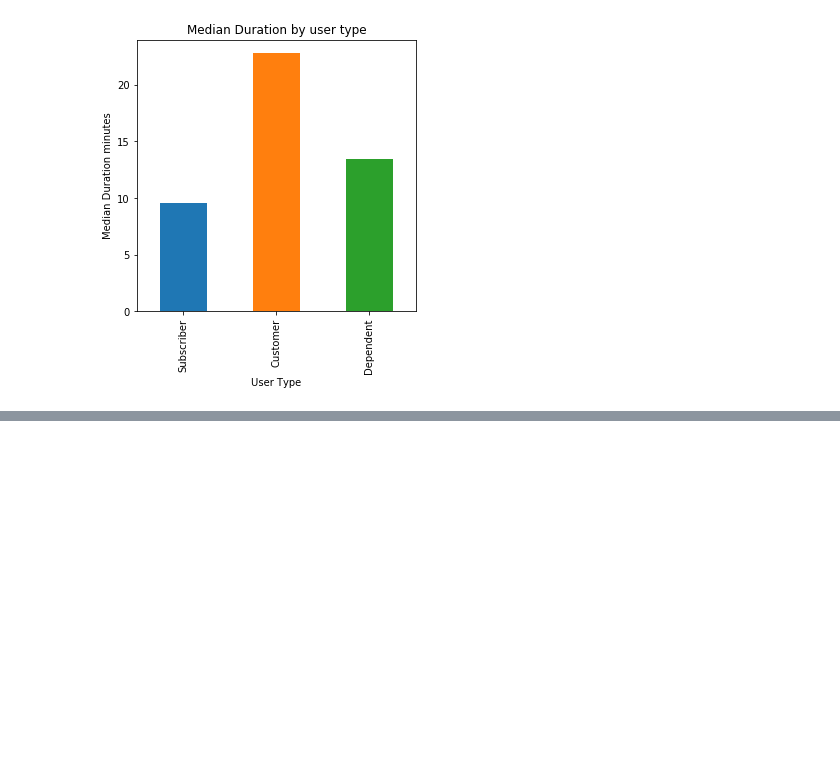
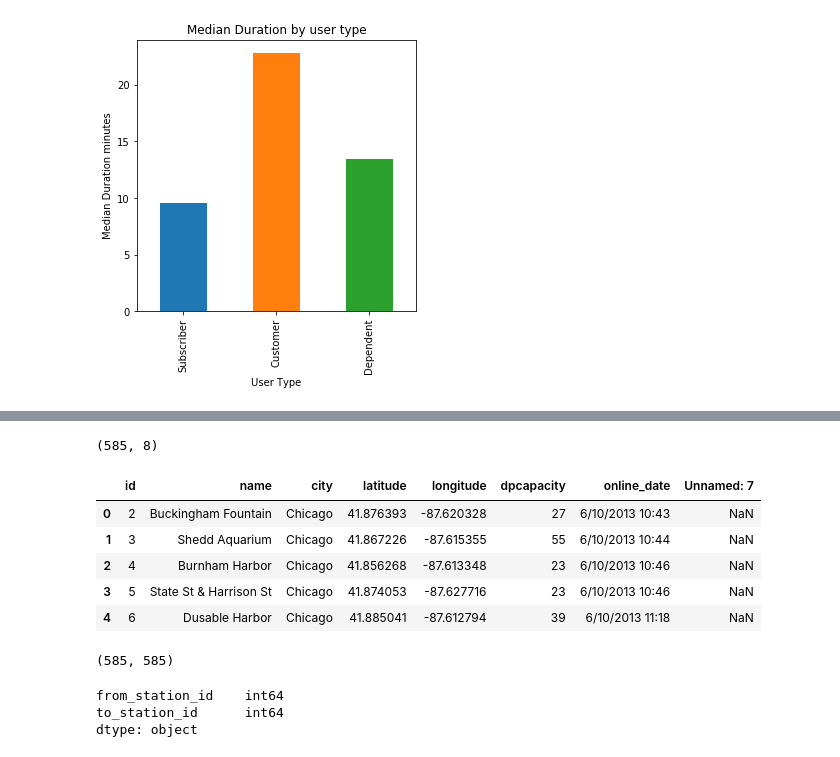
Before and after one commit to yshinomiya1q85/ys, a Jupyter notebook: capstone DS.ipynb, the cells around one changed output, grey strips where cells are left out. Drawn from its saved outputs; the diff is of its cells as text; code cells hidden in the pictures; blank space fills up the shorter version.

```diff
--- a/capstone DS.ipynb
+++ b/capstone DS.ipynb
@@ -150,0 +133,11 @@ array([ nan])
+# %%
+print(df_stationQ3Q4.shape)
+df_stationQ3Q4.head()
+# %% [output]
+(585, 8)
+|  | id | name | city | latitude | longitude | dpcapacity | online_date | Unnamed: 7 |
+| 0 | 2 | Buckingham Fountain | Chicago | 41.876393 | -87.620328 | 27 | 6/10/2013 10:43 | NaN |
+| 1 | 3 | Shedd Aquarium | Chicago | 41.867226 | -87.615355 | 55 | 6/10/2013 10:44 | NaN |
+| 2 | 4 | Burnham Harbor | Chicago | 41.856268 | -87.613348 | 23 | 6/10/2013 10:46 | NaN |
+| 3 | 5 | State St & Harrison St | Chicago | 41.874053 | -87.627716 | 23 | 6/10/2013 10:46 | NaN |
+| 4 | 6 | Dusable Harbor | Chicago | 41.885041 | -87.612794 | 39 | 6/10/2013 11:18 | NaN |
@@ -150,0 +151,4 @@ array([ nan])
+# %%
+matrix_s.shape
+# %% [output]
+(585, 585)
@@ -151 +168,10 @@ array([ nan])
+# %%
+df_from_to = df_2017[['from_station_id','to_station_id']]
+print(df_from_to.dtypes)
+df_from_to = df_from_to.astype(str)
+df_from_to = df_from_to['from_station_id'] + ',' + df_from_to['to_station_id']
+# %% [output]
+from_station_id    int64
+to_station_id      int64
+dtype: object
 # %%
```
Also changed, not shown: parts of 17 cells of this notebook.
